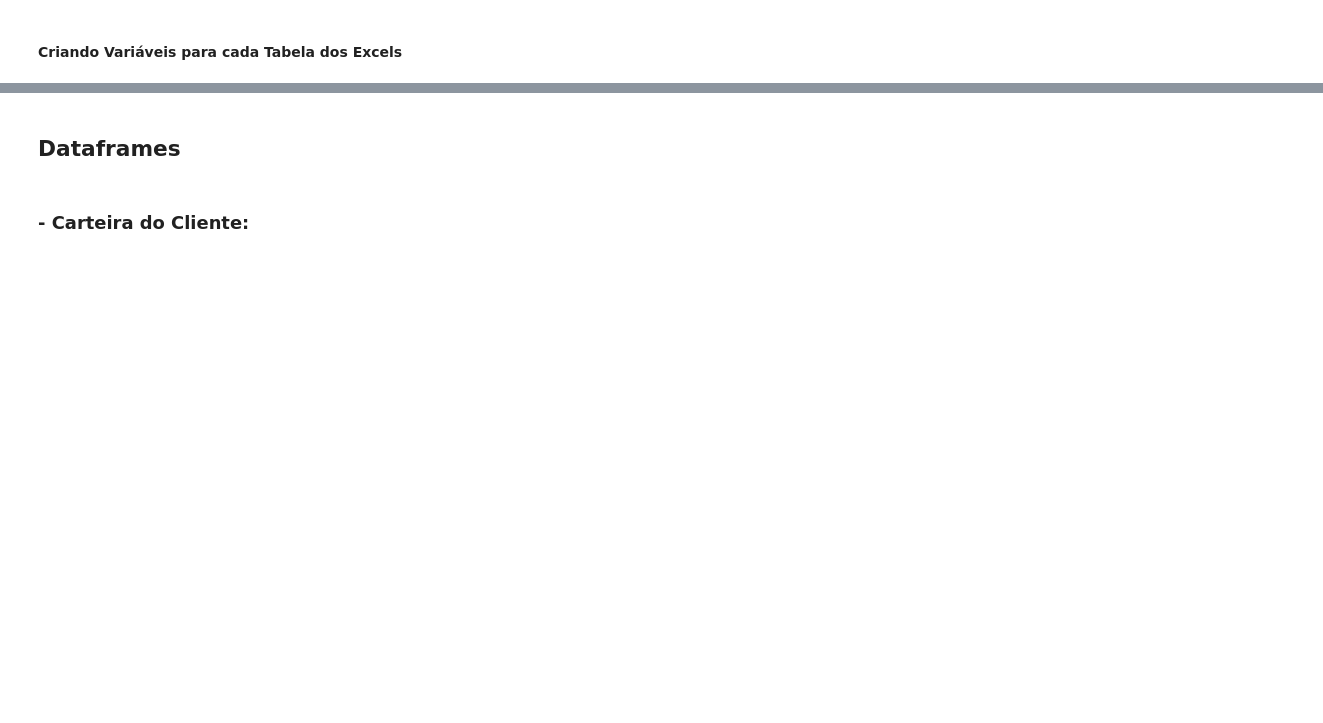
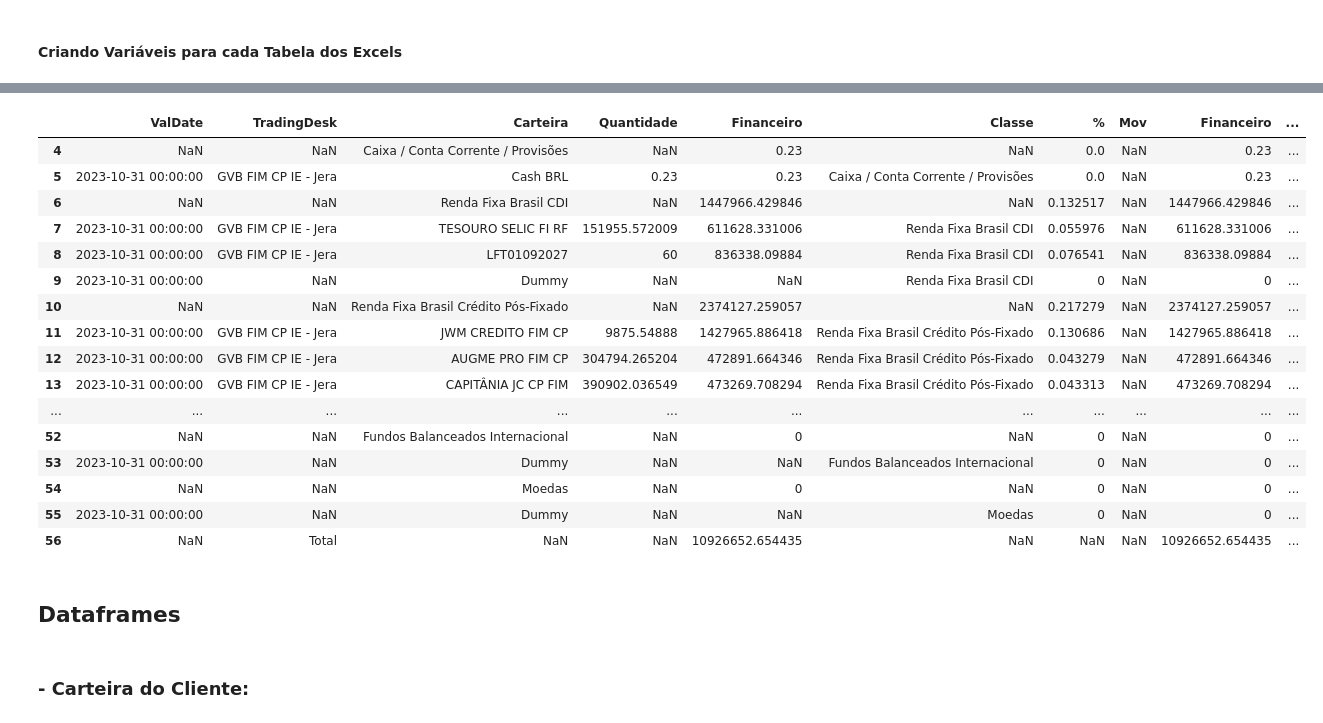
Before and after one commit to GabrielYamashita/PFE, a Jupyter notebook: AGR SAPORRA VAI.ipynb, the cells around one changed output, grey strips where cells are left out. Drawn from its saved outputs; the diff is of its cells as text; code cells hidden in the pictures; blank space fills up the shorter version.

```diff
--- a/AGR SAPORRA VAI.ipynb
+++ b/AGR SAPORRA VAI.ipynb
@@ -132,5 +158,25 @@ attrDataframes(dfsRetornos)
 
 - Dataframe dfRetornos1 created.
+# %%
+dfCarteira1
+# %% [output]
+|  | ValDate | TradingDesk | Carteira | Quantidade | Financeiro | Classe | % | Mov | Financeiro | ... |
+| 4 | NaN | NaN | Caixa / Conta Corrente / Provisões | NaN | 0.23 | NaN | 0.0 | NaN | 0.23 | ... |
+| 5 | 2023-10-31 00:00:00 | GVB FIM CP IE - Jera | Cash BRL | 0.23 | 0.23 | Caixa / Conta Corrente / Provisões | 0.0 | NaN | 0.23 | ... |
+| 6 | NaN | NaN | Renda Fixa Brasil CDI | NaN | 1447966.429846 | NaN | 0.132517 | NaN | 1447966.429846 | ... |
+| 7 | 2023-10-31 00:00:00 | GVB FIM CP IE - Jera | TESOURO SELIC FI RF | 151955.572009 | 611628.331006 | Renda Fixa Brasil CDI | 0.055976 | NaN | 611628.331006 | ... |
+| 8 | 2023-10-31 00:00:00 | GVB FIM CP IE - Jera | LFT01092027 | 60 | 836338.09884 | Renda Fixa Brasil CDI | 0.076541 | NaN | 836338.09884 | ... |
+| 9 | 2023-10-31 00:00:00 | NaN | Dummy | NaN | NaN | Renda Fixa Brasil CDI | 0 | NaN | 0 | ... |
+| 10 | NaN | NaN | Renda Fixa Brasil Crédito Pós-Fixado | NaN | 2374127.259057 | NaN | 0.217279 | NaN | 2374127.259057 | ... |
+| 11 | 2023-10-31 00:00:00 | GVB FIM CP IE - Jera | JWM CREDITO FIM CP | 9875.54888 | 1427965.886418 | Renda Fixa Brasil Crédito Pós-Fixado | 0.130686 | NaN | 1427965.886418 | ... |
+| 12 | 2023-10-31 00:00:00 | GVB FIM CP IE - Jera | AUGME PRO FIM CP | 304794.265204 | 472891.664346 | Renda Fixa Brasil Crédito Pós-Fixado | 0.043279 | NaN | 472891.664346 | ... |
+| 13 | 2023-10-31 00:00:00 | GVB FIM CP IE - Jera | CAPITÂNIA JC CP FIM | 390902.036549 | 473269.708294 | Renda Fixa Brasil Crédito Pós-Fixado | 0.043313 | NaN | 473269.708294 | ... |
+| ... | ... | ... | ... | ... | ... | ... | ... | ... | ... | ... |
+| 52 | NaN | NaN | Fundos Balanceados Internacional | NaN | 0 | NaN | 0 | NaN | 0 | ... |
+| 53 | 2023-10-31 00:00:00 | NaN | Dummy | NaN | NaN | Fundos Balanceados Internacional | 0 | NaN | 0 | ... |
+| 54 | NaN | NaN | Moedas | NaN | 0 | NaN | 0 | NaN | 0 | ... |
+| 55 | 2023-10-31 00:00:00 | NaN | Dummy | NaN | NaN | Moedas | 0 | NaN | 0 | ... |
+| 56 | NaN | Total | NaN | NaN | 10926652.654435 | NaN | NaN | NaN | 10926652.654435 | ... |
 # %% [markdown]
 ## Dataframes
 # %% [markdown]
```
Also changed, not shown: parts of 36 cells of this notebook, 1 other file.
